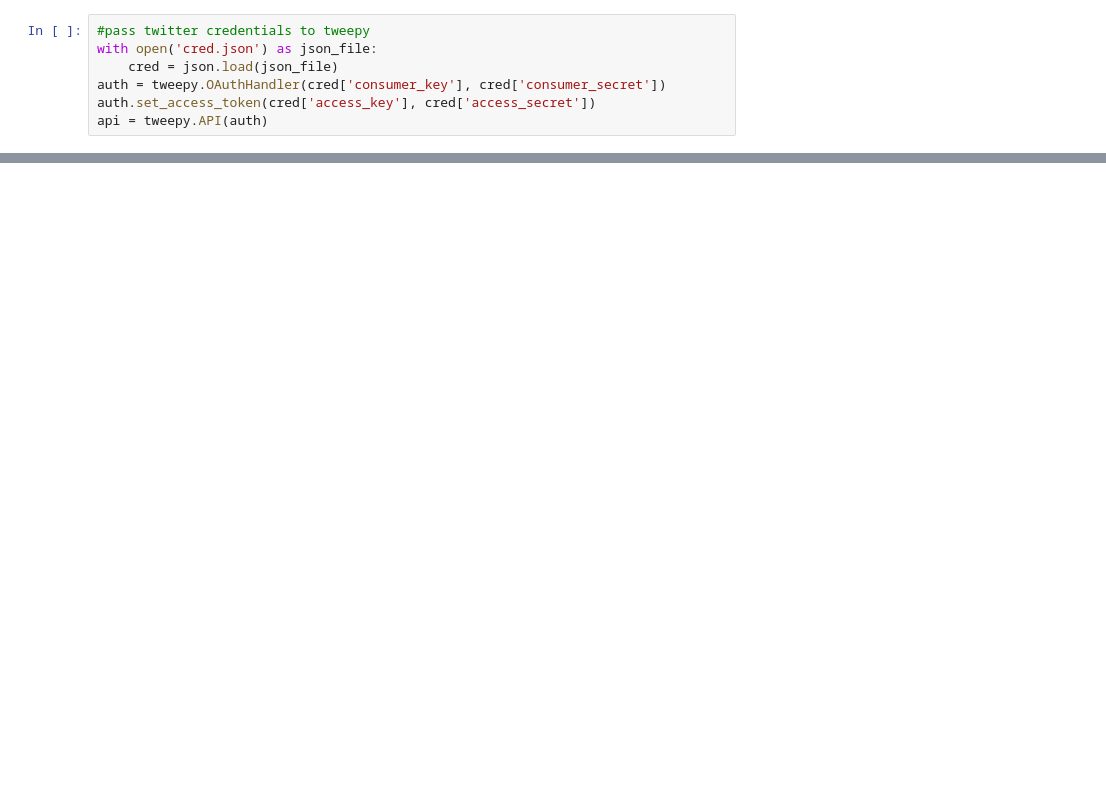
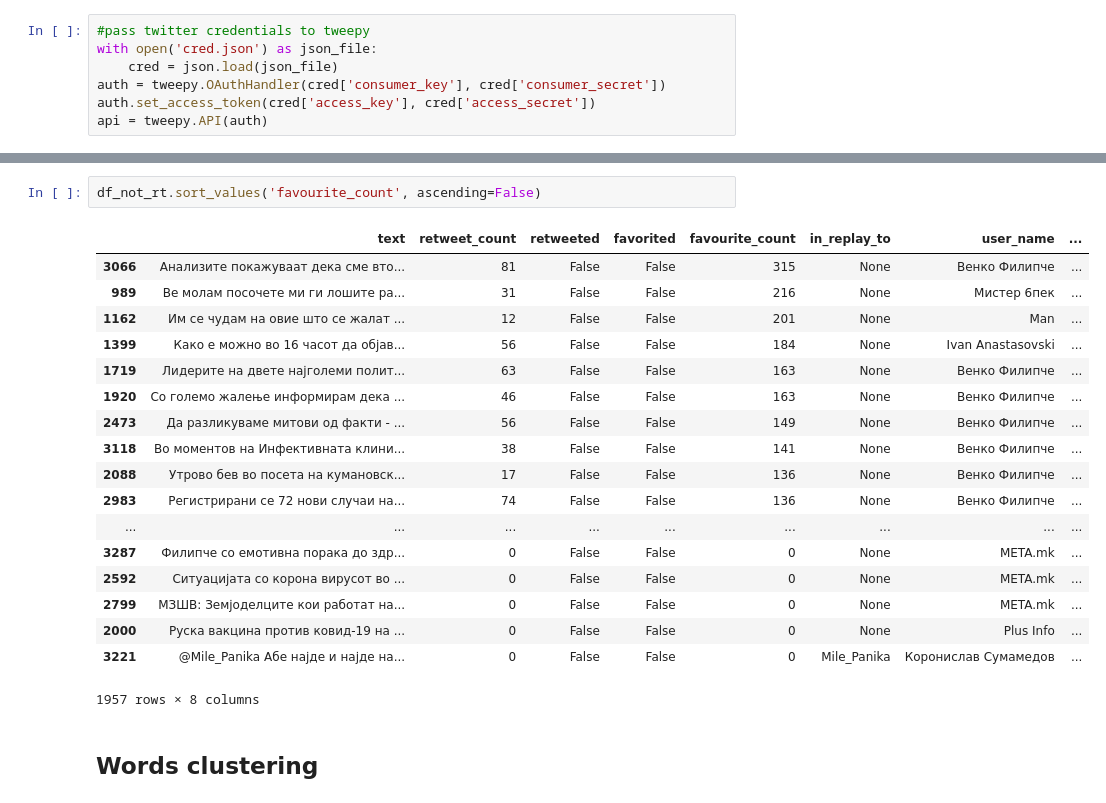
Before and after one commit to NatalijaGucevska/MkTweets, a Jupyter notebook: Twitter analysis.ipynb, the cells around one changed output, grey strips where cells are left out. Saved outputs shown, nothing was run; the diff lists cells and outputs as text; blank space fills up the shorter version.

```diff
--- a/Twitter analysis.ipynb
+++ b/Twitter analysis.ipynb
@@ -38,0 +110,23 @@ api.rate_limit_status()
+# %%
+df_not_rt.sort_values('favourite_count', ascending=False)
+# %% [output]
+|  | text | retweet_count | retweeted | favorited | favourite_count | in_replay_to | user_name | ... |
+| 3066 | Анализите покажуваат дека сме вто... | 81 | False | False | 315 | None | Венко Филипче | ... |
+| 989 | Ве молам посочете ми ги лошите ра... | 31 | False | False | 216 | None | Мистер 6пек | ... |
+| 1162 | Им се чудам на овие што се жалат ... | 12 | False | False | 201 | None | Man | ... |
+| 1399 | Како е можно во 16 часот да објав... | 56 | False | False | 184 | None | Ivan Anastasovski | ... |
+| 1719 | Лидерите на двете најголеми полит... | 63 | False | False | 163 | None | Венко Филипче | ... |
+| 1920 | Со големо жалење информирам дека ... | 46 | False | False | 163 | None | Венко Филипче | ... |
+| 2473 | Да разликуваме митови од факти - ... | 56 | False | False | 149 | None | Венко Филипче | ... |
+| 3118 | Во моментов на Инфективната клини... | 38 | False | False | 141 | None | Венко Филипче | ... |
+| 2088 | Утрово бев во посета на кумановск... | 17 | False | False | 136 | None | Венко Филипче | ... |
+| 2983 | Регистрирани се 72 нови случаи на... | 74 | False | False | 136 | None | Венко Филипче | ... |
+| ... | ... | ... | ... | ... | ... | ... | ... | ... |
+| 3287 | Филипче со емотивна порака до здр... | 0 | False | False | 0 | None | META.mk | ... |
+| 2592 | Ситуацијата со корона вирусот во ... | 0 | False | False | 0 | None | META.mk | ... |
+| 2799 | МЗШВ: Земјоделците кои работат на... | 0 | False | False | 0 | None | META.mk | ... |
+| 2000 | Руска вакцина против ковид-19 на ... | 0 | False | False | 0 | None | Plus Info | ... |
+| 3221 | @Mile_Panika Абе најде и најде на... | 0 | False | False | 0 | Mile_Panika | Коронислав Сумамедов | ... |
+1957 rows × 8 columns
+# %% [markdown]
+## Words clustering
```
Also changed, not shown: parts of 24 cells of this notebook.
